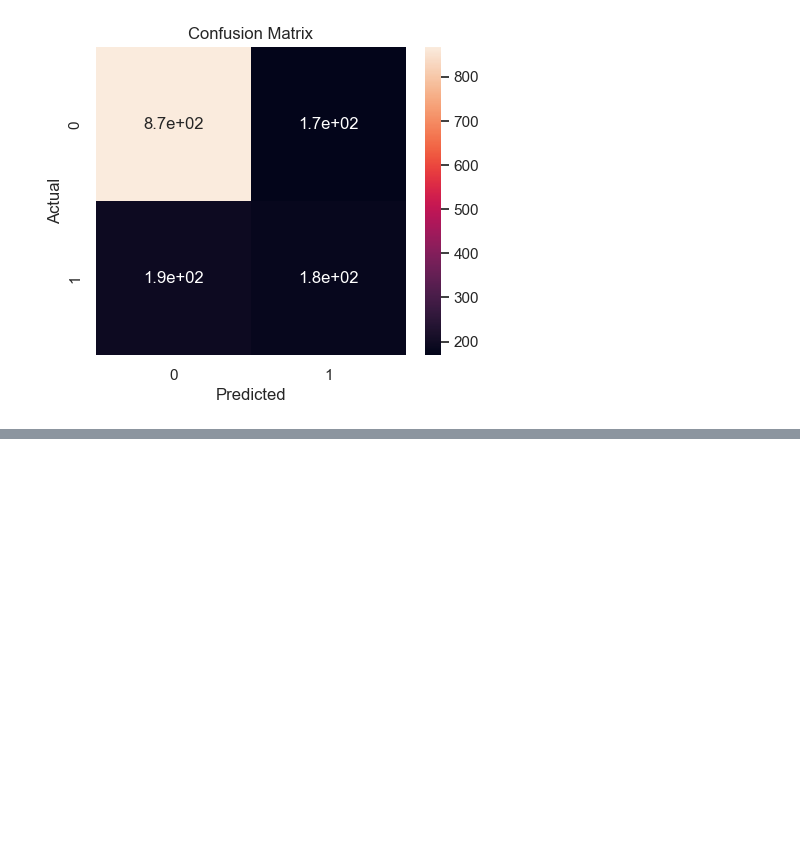
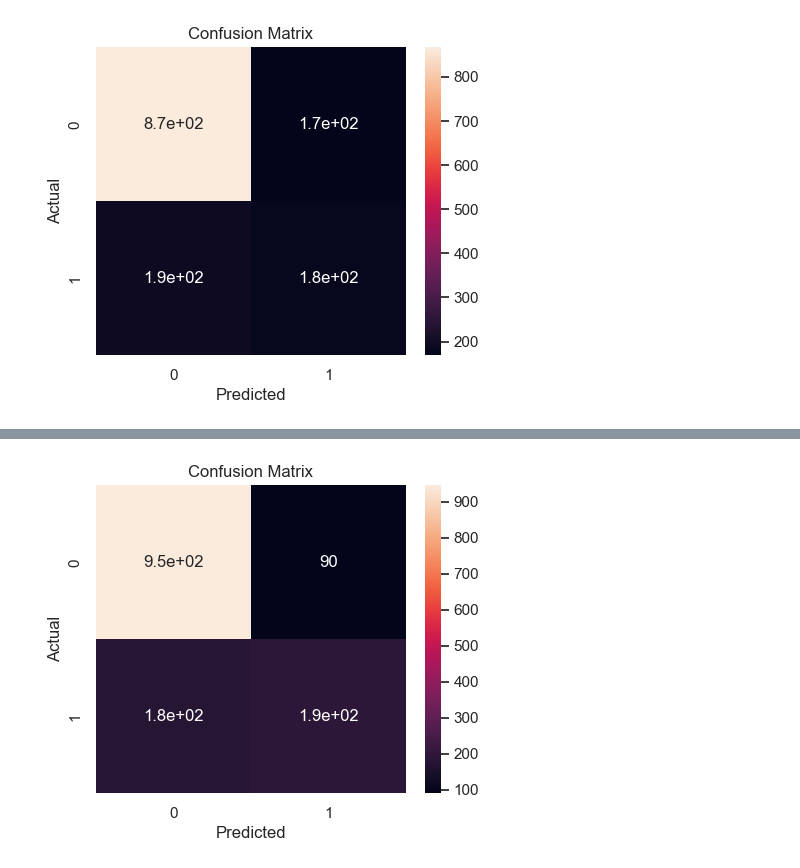
Before and after one commit to Oluyomy/Predicting-Telco-customer-churn, a Jupyter notebook: Customer churn .ipynb, the cells around one changed output, grey strips where cells are left out. Drawn from its saved outputs; the diff is of its cells as text; code cells hidden in the pictures; blank space fills up the shorter version.

```diff
--- a/Customer churn .ipynb
+++ b/Customer churn .ipynb
@@ -635,0 +638,6 @@ confusionmatrix(y_test ,tree_pred)
+# %%
+# Create a Random Forest classifier model object
+rfc = RandomForestClassifier(n_estimators=150, max_depth=10)
+
+# Train the model using the training data
+rfc.fit(X_train, y_train)
@@ -635,0 +646,6 @@ confusionmatrix(y_test ,tree_pred)
+# %%
+# Make predictions on the testing data
+rfc_pred = rfc.predict(X_test)
+
+# Print classification report
+print(classification_report(y_test, rfc_pred))
@@ -635,0 +661,4 @@ confusionmatrix(y_test ,tree_pred)
+# %%
+confusionmatrix(y_test ,rfc_pred)
+# %% [output]
+[figure, added]
```
Also changed, not shown: parts of 3 cells of this notebook.
